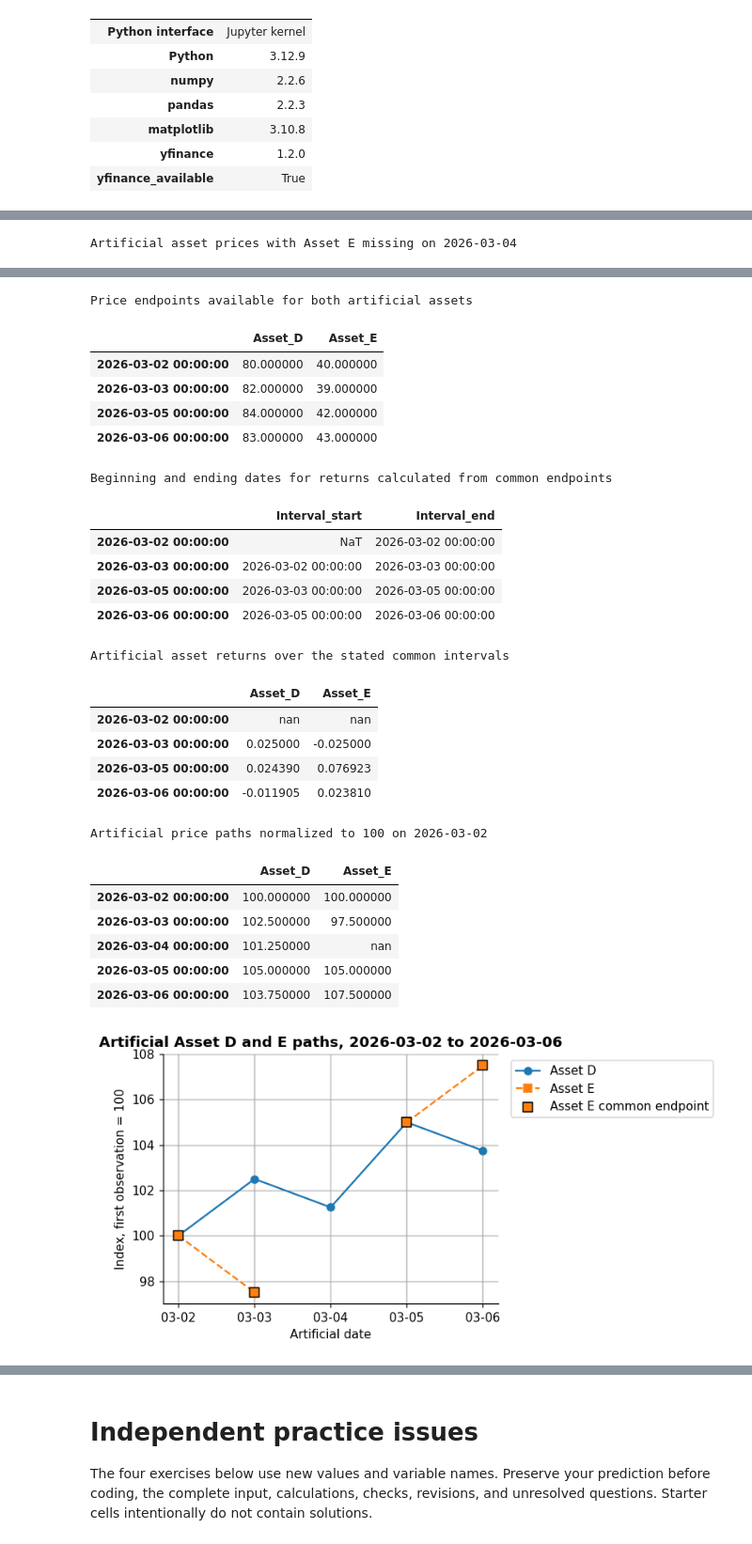
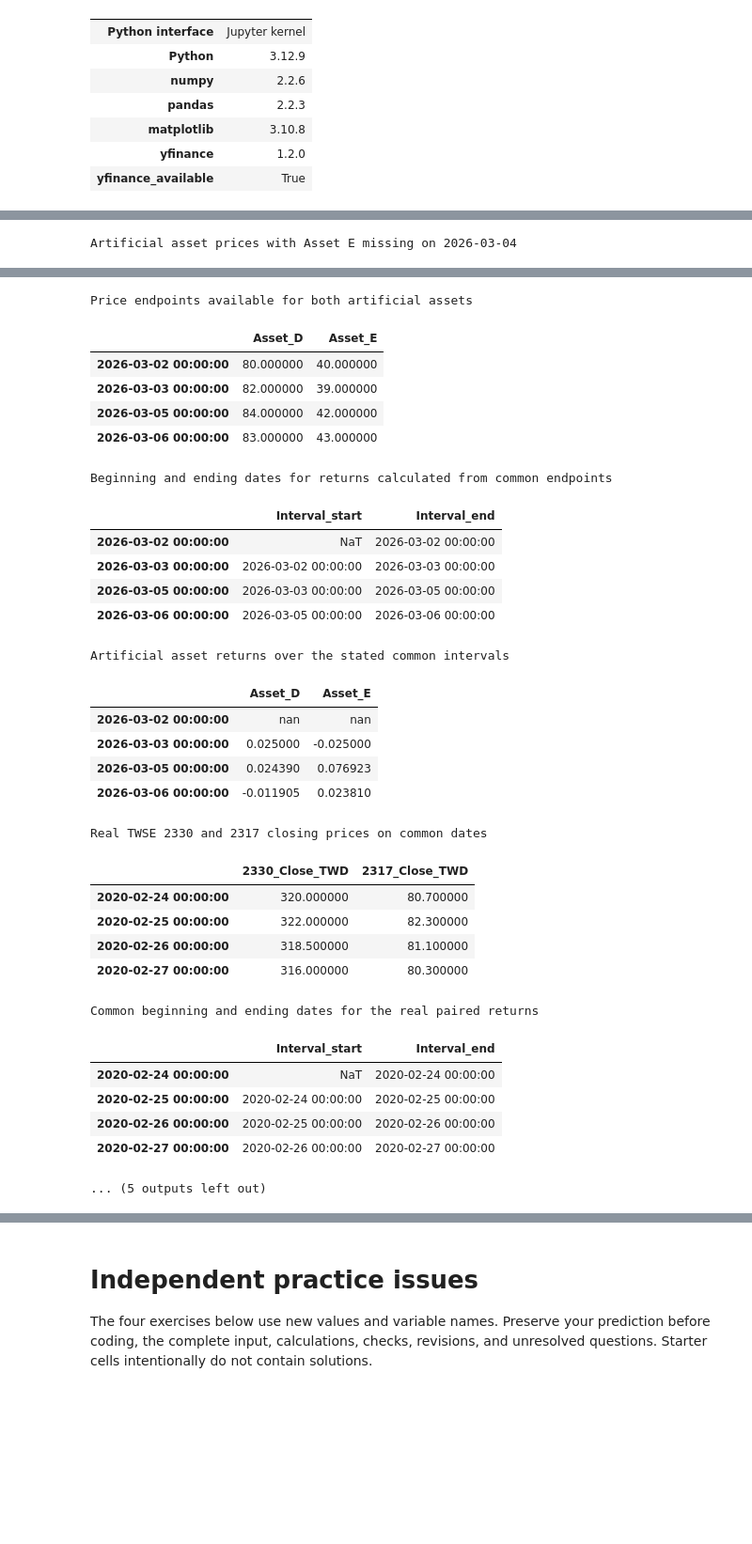
Before and after one commit to KennethWYLee/FinTech, a Jupyter notebook: course/02/week2_main.ipynb, the cells around one changed output, grey strips where cells are left out. Shown at 94% size. Drawn from its saved outputs; the diff is of its cells as text; code cells hidden in the pictures; blank space fills up the shorter version.

```diff
--- a/course/02/week2_main.ipynb
+++ b/course/02/week2_main.ipynb
@@ -197,6 +197,14 @@ plt.rcParams.update(
     }
 )
 
+
+def show_figure_with_alt_text(figure, alt_text):
+    # Display one matplotlib figure with alternative text in notebook output.
+    if not isinstance(alt_text, str) or not alt_text.strip():
+        raise ValueError("Figure alternative text must be a nonempty string.")
+    display(figure, metadata={"image/png": {"alt": alt_text.strip()}})
+    plt.close(figure)
+
 environment = pd.Series(
     {
         "Python interface": "Jupyter kernel",
@@ -2287,6 +3068,39 @@ display(
 display(
     common_returns.round(6).style.set_caption(
         "Artificial asset returns over the stated common intervals"
+    )
+)
+
+twse_pair_closes = pd.DataFrame(
+    {
+        "2330_Close_TWD": [320.00, 322.00, 318.50, 316.00],
+        "2317_Close_TWD": [80.70, 82.30, 81.10, 80.30],
+    },
+    index=pd.to_datetime(
+        ["2020-02-24", "2020-02-25", "2020-02-26", "2020-02-27"]
+    ),
+)
+twse_pair_returns = twse_pair_closes.pct_change(fill_method=None)
+twse_pair_intervals = pd.DataFrame(
+    {
+        "Interval_start": twse_pair_closes.index.to_series().shift(1),
+        "Interval_end": twse_pair_closes.index,
+    },
+    index=twse_pair_closes.index,
+)
+display(
+    twse_pair_closes.style.set_caption(
+        "Real TWSE 2330 and 2317 closing prices on common dates"
+    )
+)
+display(
+    twse_pair_intervals.style.set_caption(
+        "Common beginning and ending dates for the real paired returns"
+    )
+)
+display(
+    twse_pair_returns.round(8).style.set_caption(
+        "Real closing-price returns calculated over identical intervals"
     )
 )
 
@@ -2332,44 +3146,56 @@ ax.set_title("Artificial Asset D and E paths, 2026-03-02 to 2026-03-06")
 ax.set_xticks(normalized_multi_asset.index, normalized_multi_asset.index.strftime("%m-%d"))
 ax.legend(bbox_to_anchor=(1.02, 1), loc="upper left")
 plt.tight_layout()
-plt.show()
+show_figure_with_alt_text(
+    fig,
+    "Normalized artificial price paths for Assets D and E. Asset E has a visible gap on "
+    "2026-03-04, and outlined square markers identify its retained common endpoints.",
+)
 
 assert len(common_prices) == 4
 assert common_returns.notna().all(axis=1).sum() == 3
+assert len(twse_pair_closes) == 4
+assert twse_pair_returns.notna().all(axis=1).sum() == 3
+assert twse_pair_returns.dropna().index.equals(twse_pair_closes.index[1:])
 # %% [output]
 Artificial asset prices with Asset E missing on 2026-03-04
 |  | Asset_D | Asset_E |
 | 2026-03-02 00:00:00 | 80.000000 | 40.000000 |
 | 2026-03-03 00:00:00 | 82.000000 | 39.000000 |
 | 2026-03-04 00:00:00 | 81.000000 | nan |
 | 2026-03-05 00:00:00 | 84.000000 | 42.000000 |
 | 2026-03-06 00:00:00 | 83.000000 | 43.000000 |
 Price endpoints available for both artificial assets
 |  | Asset_D | Asset_E |
 | 2026-03-02 00:00:00 | 80.000000 | 40.000000 |
 | 2026-03-03 00:00:00 | 82.000000 | 39.000000 |
 | 2026-03-05 00:00:00 | 84.000000 | 42.000000 |
 | 2026-03-06 00:00:00 | 83.000000 | 43.000000 |
 Beginning and ending dates for returns calculated from common endpoints
 |  | Interval_start | Interval_end |
 | 2026-03-02 00:00:00 | NaT | 2026-03-02 00:00:00 |
 | 2026-03-03 00:00:00 | 2026-03-02 00:00:00 | 2026-03-03 00:00:00 |
 | 2026-03-05 00:00:00 | 2026-03-03 00:00:00 | 2026-03-05 00:00:00 |
 | 2026-03-06 00:00:00 | 2026-03-05 00:00:00 | 2026-03-06 00:00:00 |
 Artificial asset returns over the stated common intervals
 |  | Asset_D | Asset_E |
 | 2026-03-02 00:00:00 | nan | nan |
 | 2026-03-03 00:00:00 | 0.025000 | -0.025000 |
 | 2026-03-05 00:00:00 | 0.024390 | 0.076923 |
 | 2026-03-06 00:00:00 | -0.011905 | 0.023810 |
-Artificial price paths normalized to 100 on 2026-03-02
+Real TWSE 2330 and 2317 closing prices on common dates
-|  | Asset_D | Asset_E |
-| 2026-03-02 00:00:00 | 100.000000 | 100.000000 |
-| 2026-03-03 00:00:00 | 102.500000 | 97.500000 |
-| 2026-03-04 00:00:00 | 101.250000 | nan |
-| 2026-03-05 00:00:00 | 105.000000 | 105.000000 |
-| 2026-03-06 00:00:00 | 103.750000 | 107.500000 |
+|  | 2330_Close_TWD | 2317_Close_TWD |
+| 2020-02-24 00:00:00 | 320.000000 | 80.700000 |
+| 2020-02-25 00:00:00 | 322.000000 | 82.300000 |
+| 2020-02-26 00:00:00 | 318.500000 | 81.100000 |
+| 2020-02-27 00:00:00 | 316.000000 | 80.300000 |
-[figure, removed]
+Common beginning and ending dates for the real paired returns
+|  | Interval_start | Interval_end |
+| 2020-02-24 00:00:00 | NaT | 2020-02-24 00:00:00 |
+| 2020-02-25 00:00:00 | 2020-02-24 00:00:00 | 2020-02-25 00:00:00 |
+| 2020-02-26 00:00:00 | 2020-02-25 00:00:00 | 2020-02-26 00:00:00 |
+| 2020-02-27 00:00:00 | 2020-02-26 00:00:00 | 2020-02-27 00:00:00 |
+... (5 outputs left out)
 # %% [markdown]
 ### Interpret the output
 
```
Also changed, not shown: parts of 64 cells of this notebook.
